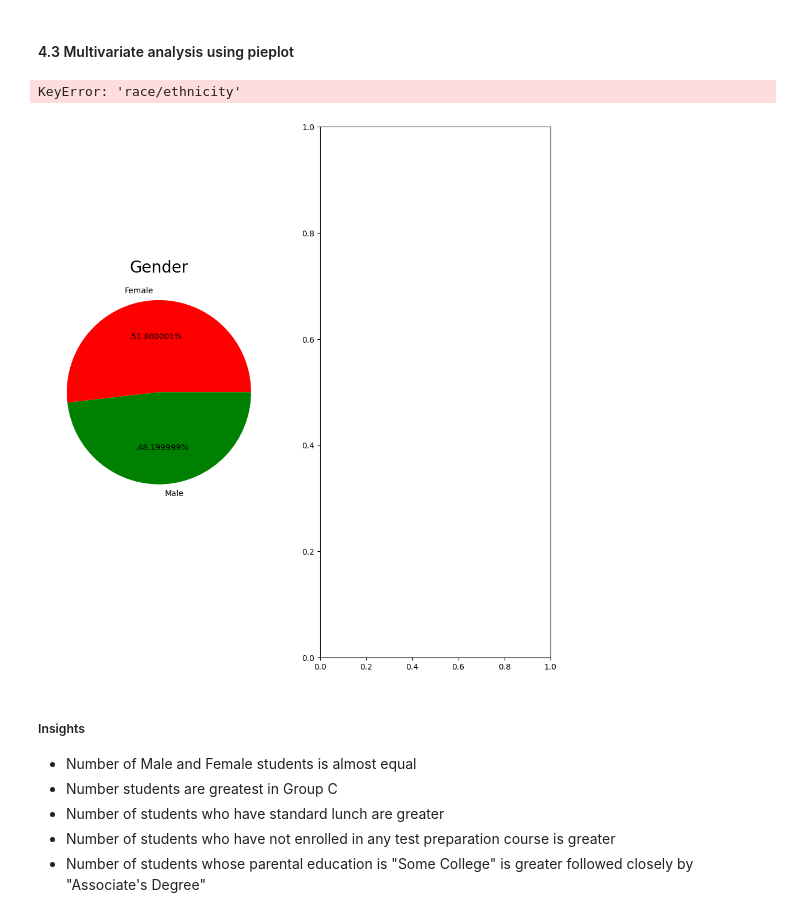
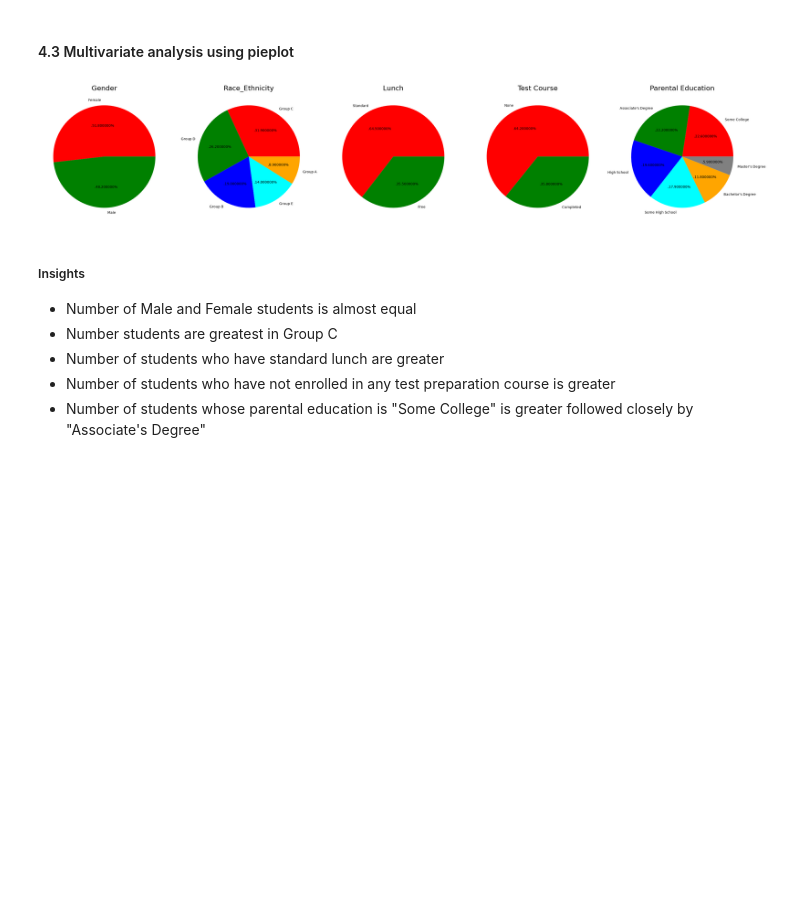
Before and after one commit to Deepank-23/mlproject, a Jupyter notebook: notebook/1 . EDA STUDENT PERFORMANCE .ipynb, the cells around one changed output. Drawn from its saved outputs; the diff is of its cells as text; code cells hidden in the pictures; blank space fills up the shorter version.

```diff
--- a/notebook/1 . EDA STUDENT PERFORMANCE .ipynb
+++ b/notebook/1 . EDA STUDENT PERFORMANCE .ipynb
@@ -29,6 +29,9 @@ import matplotlib.pyplot as plt
 %matplotlib inline
 import warnings
 warnings.filterwarnings('ignore')
+# %%
+import matplotlib
+matplotlib.rcParams['font.enable_last_resort'] = False
 # %% [markdown]
 #### Import the CSV Data as Pandas DataFrame
 # %%
@@ -354,12 +365,12 @@ plt.axis('off')
 
 
 plt.subplot(1, 5, 2)
-size = df['race/ethnicity'].value_counts()
+size = df['race_ethnicity'].value_counts()
 labels = 'Group C', 'Group D','Group B','Group E','Group A'
 color = ['red', 'green', 'blue', 'cyan','orange']
 
 plt.pie(size, colors = color,labels = labels,autopct = '.%2f%%')
-plt.title('Race/Ethnicity', fontsize = 20)
+plt.title('Race_Ethnicity', fontsize = 20)
 plt.axis('off')
 
 
@@ -370,37 +381,36 @@ labels = 'Standard', 'Free'
 color = ['red','green']
 
 plt.pie(size, colors = color,labels = labels,autopct = '.%2f%%')
 plt.title('Lunch', fontsize = 20)
 plt.axis('off')
 
 
 plt.subplot(1, 5, 4)
-size = df['test preparation course'].value_counts()
+size = df['test_preparation_course'].value_counts()
 labels = 'None', 'Completed'
 color = ['red','green']
 
 plt.pie(size, colors = color,labels = labels,autopct = '.%2f%%')
 plt.title('Test Course', fontsize = 20)
 plt.axis('off')
 
 
 plt.subplot(1, 5, 5)
-size = df['parental level of education'].value_counts()
+size = df['parental_level_of_education'].value_counts()
 labels = 'Some College', "Associate's Degree",'High School','Some High School',"Bachelor's Degree","Master's Degree"
 color = ['red', 'green', 'blue', 'cyan','orange','grey']
 
 plt.pie(size, colors = color,labels = labels,autopct = '.%2f%%')
 plt.title('Parental Education', fontsize = 20)
 plt.axis('off')
 
 
 plt.tight_layout()
 plt.grid()
 
 plt.show()
 # %% [output]
-KeyError: 'race/ethnicity'
-[figure, old version]
+[figure, new version]
 # %% [markdown]
 #####  Insights
 - Number of Male and Female students is almost equal
```
Also changed, not shown: parts of 20 cells of this notebook, 14 other files.
